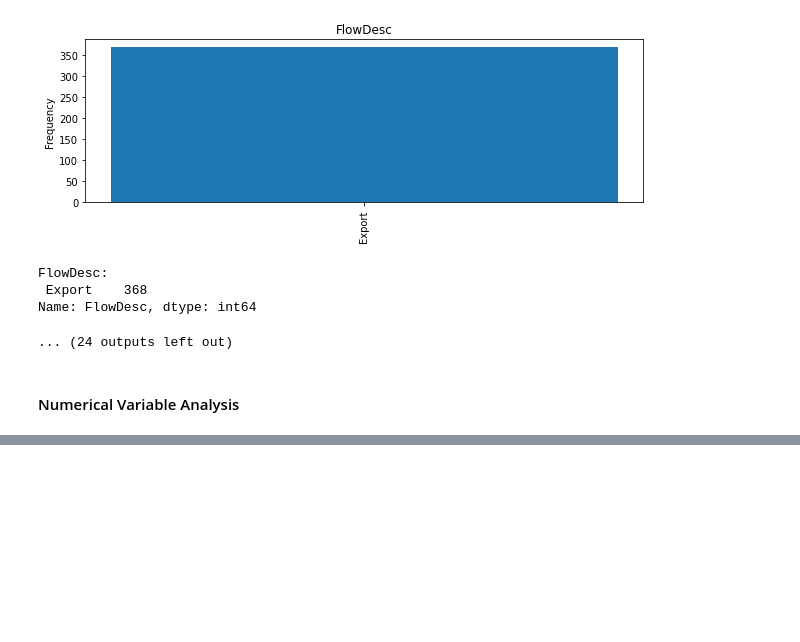
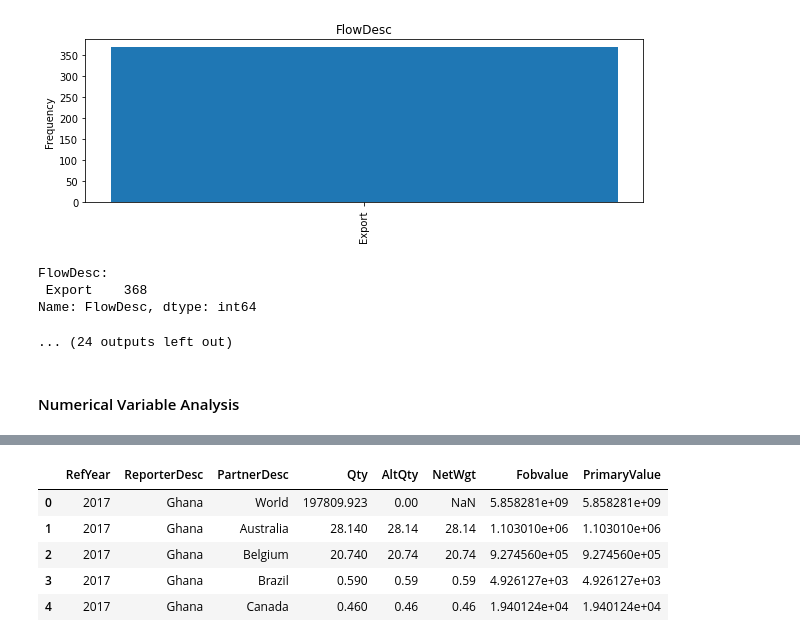
Before and after one commit to MrEktirir/Gold_Trade, a Jupyter notebook: Ghana_Nigeria_Gold_Trade_Analysis.ipynb, the cells around one changed output, grey strips where cells are left out. Cells and saved outputs as stored; diff of their text form; code cells hidden in the pictures; blank space fills up the shorter version.

Commit message:
Update Ghana_Nigeria_Gold_Trade_Analysis.ipynb
* The error that occured during the variable analysis has been fixed.

* 2 more columns dropped

* Cleaned dataset has limited

```diff
--- a/Ghana_Nigeria_Gold_Trade_Analysis.ipynb
+++ b/Ghana_Nigeria_Gold_Trade_Analysis.ipynb
@@ -385,0 +352,21 @@ df
+# %%
+columns_to_drop = [
+    "Unnamed: 47", "RefPeriodId", "ReporterISO", "FlowCode", "PartnerCode",
+    "PartnerISO", "Partner2Desc", "ClassificationCode", "ClassificationSearchCode",
+    "IsOriginalClassification", "CmdCode", "CmdDesc", "AggrLevel", "IsLeaf",
+    "CustomsCode", "CustomsDesc", "MotCode", "QtyUnitCode", "IsQtyEstimated",
+    "IsAltQtyEstimated", "IsNetWgtEstimated", "GrossWgt", "IsGrossWgtEstimated",
+    "Cifvalue", "LegacyEstimationFlag", "IsReported", "IsAggregate", "MosCode",
+    "AltQtyUnitCode","TypeCode", "FreqCode", "RefMonth", "Period", "ReporterCode", "FlowDesc", "Partner2Code",
+    "Partner2ISO", "MotDesc", "QtyUnitAbbr", "AltQtyUnitAbbr"
+]
+
+df.drop(columns=columns_to_drop, inplace=True)
+df.head()
+# %% [output]
+|  | RefYear | ReporterDesc | PartnerDesc | Qty | AltQty | NetWgt | Fobvalue | PrimaryValue |
+| 0 | 2017 | Ghana | World | 197809.923 | 0.00 | NaN | 5.858281e+09 | 5.858281e+09 |
+| 1 | 2017 | Ghana | Australia | 28.140 | 28.14 | 28.14 | 1.103010e+06 | 1.103010e+06 |
+| 2 | 2017 | Ghana | Belgium | 20.740 | 20.74 | 20.74 | 9.274560e+05 | 9.274560e+05 |
+| 3 | 2017 | Ghana | Brazil | 0.590 | 0.59 | 0.59 | 4.926127e+03 | 4.926127e+03 |
+| 4 | 2017 | Ghana | Canada | 0.460 | 0.46 | 0.46 | 1.940124e+04 | 1.940124e+04 |
```
Also changed, not shown: parts of 5 cells of this notebook.
